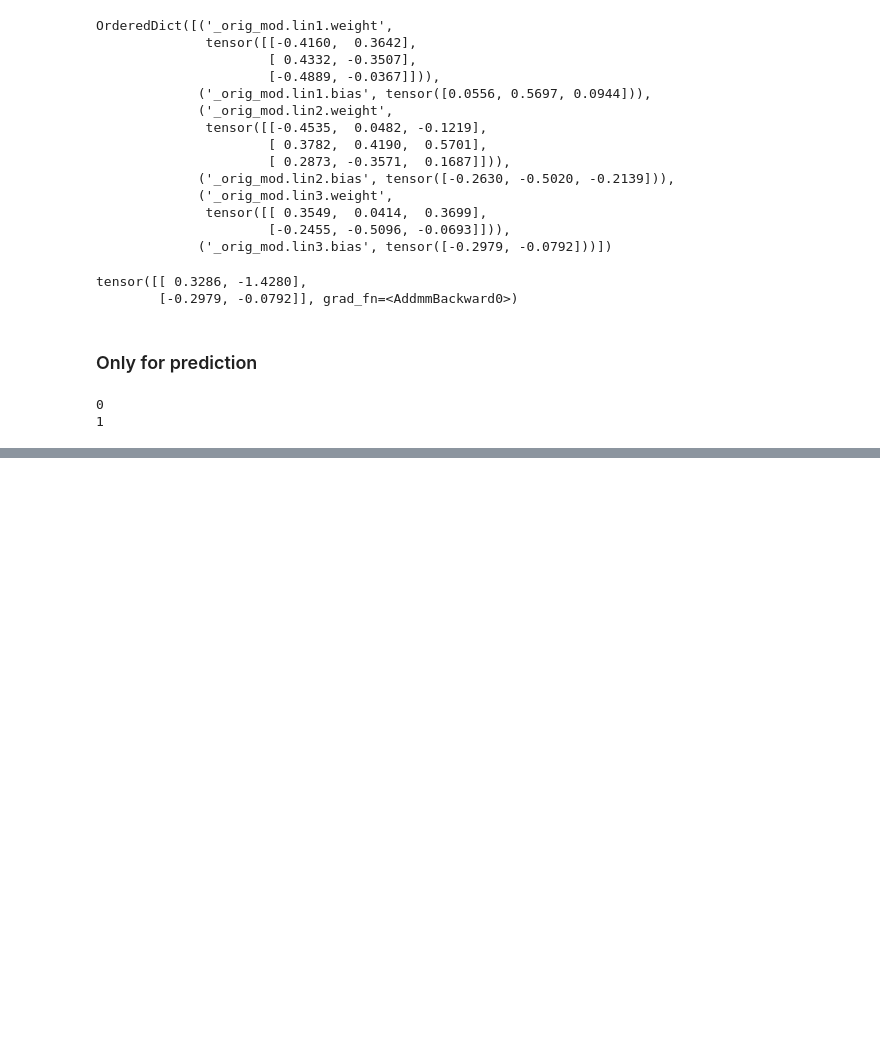
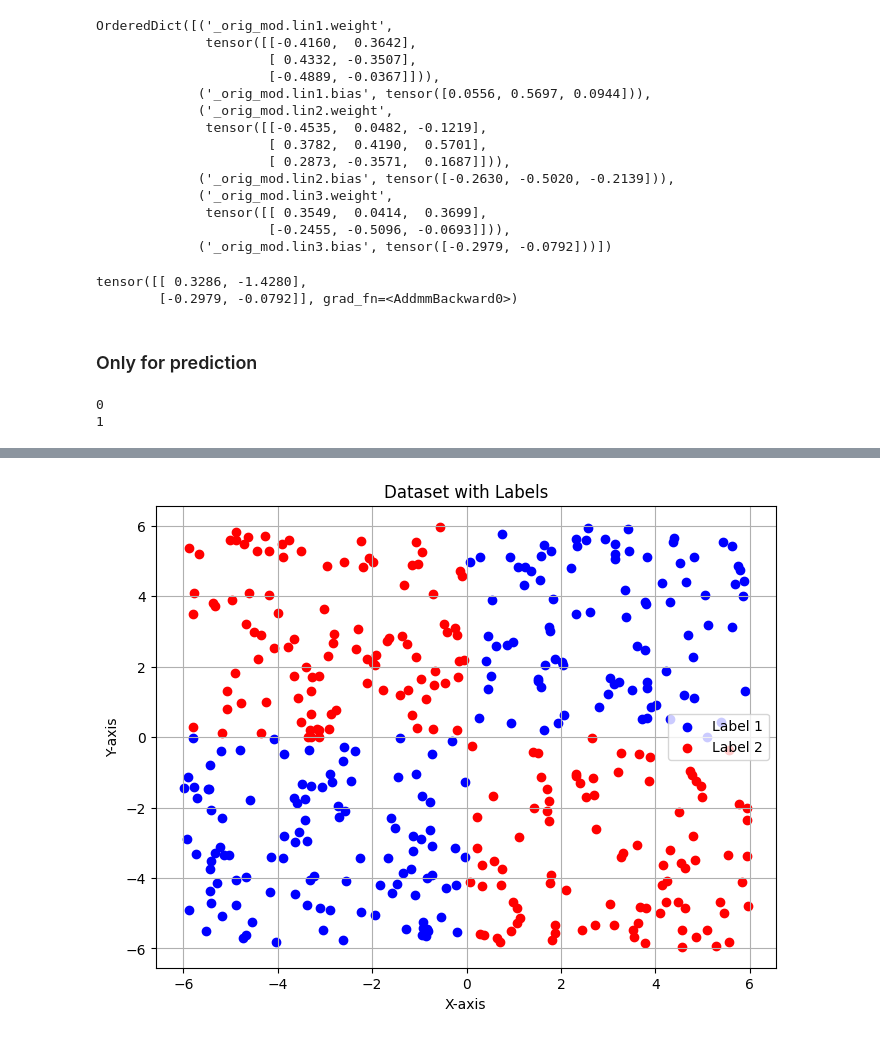
Before and after one commit to Robohrriday/ML_2024_TensionFlow_A3, a Jupyter notebook: Question2.ipynb, the cells around one changed output, grey strips where cells are left out. Cells and saved outputs as stored; diff of their text form; code cells hidden in the pictures; blank space fills up the shorter version.

```diff
--- a/Question2.ipynb
+++ b/Question2.ipynb
@@ -83,0 +105,22 @@ for epoch in range(10000):
+# %%
+# Define labels based on conditions
+label_1_indices = np.logical_and(X > 0, Y > 0) | np.logical_and(X < 0, Y < 0)
+label_2_indices = np.logical_and(X > 0, Y < 0) | np.logical_and(X < 0, Y > 0)
+
+# Assign labels
+labels = np.zeros_like(X)
+labels[label_1_indices] = 1  # Label 1
+labels[label_2_indices] = 2  # Label 2
+
+# Plot the dataset with labels
+plt.figure(figsize=(8, 6))
+plt.scatter(X[labels == 1], Y[labels == 1], c='blue', label='Label 1')
+plt.scatter(X[labels == 2], Y[labels == 2], c='red', label='Label 2')
+plt.title('Dataset with Labels')
+plt.xlabel('X-axis')
+plt.ylabel('Y-axis')
+plt.legend()
+plt.grid(True)
+plt.show()
+# %% [output]
+[figure, added]
```
Also changed, not shown: parts of 1 cell of this notebook.
